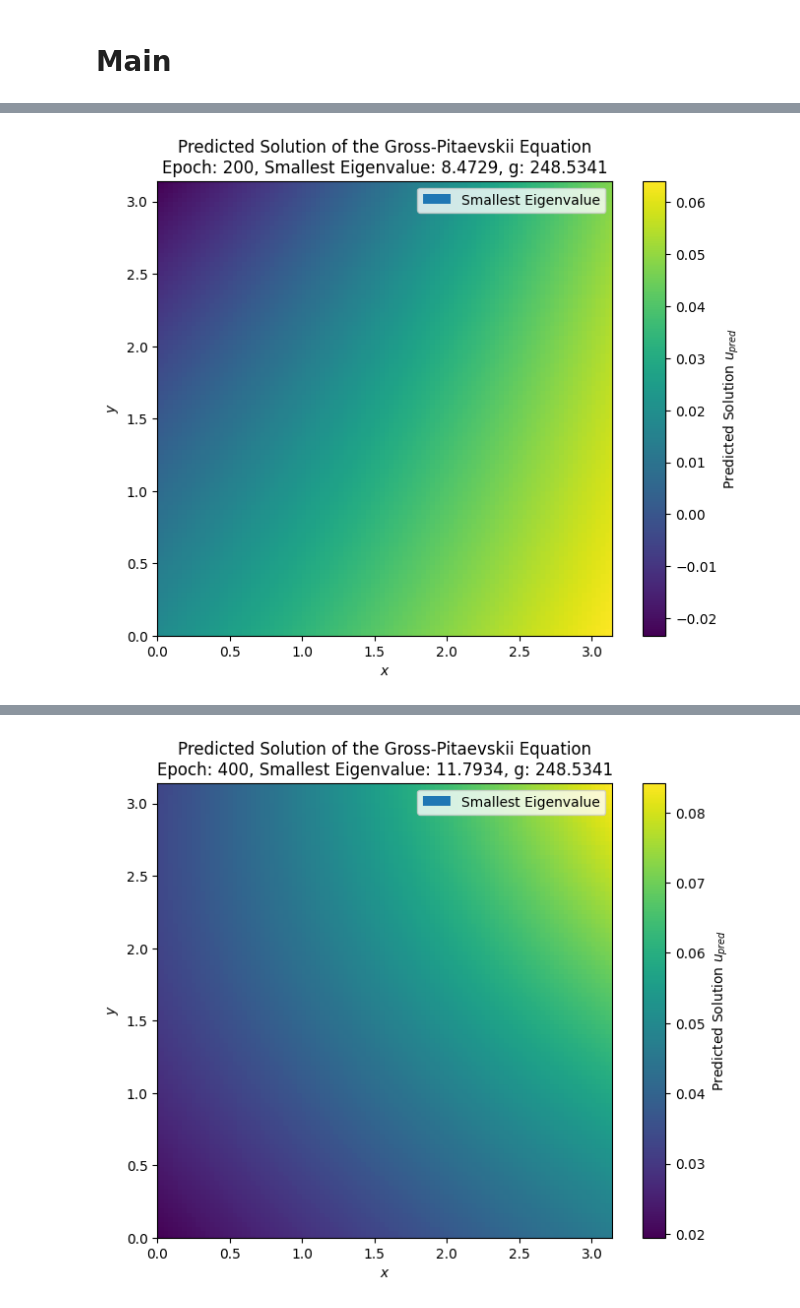
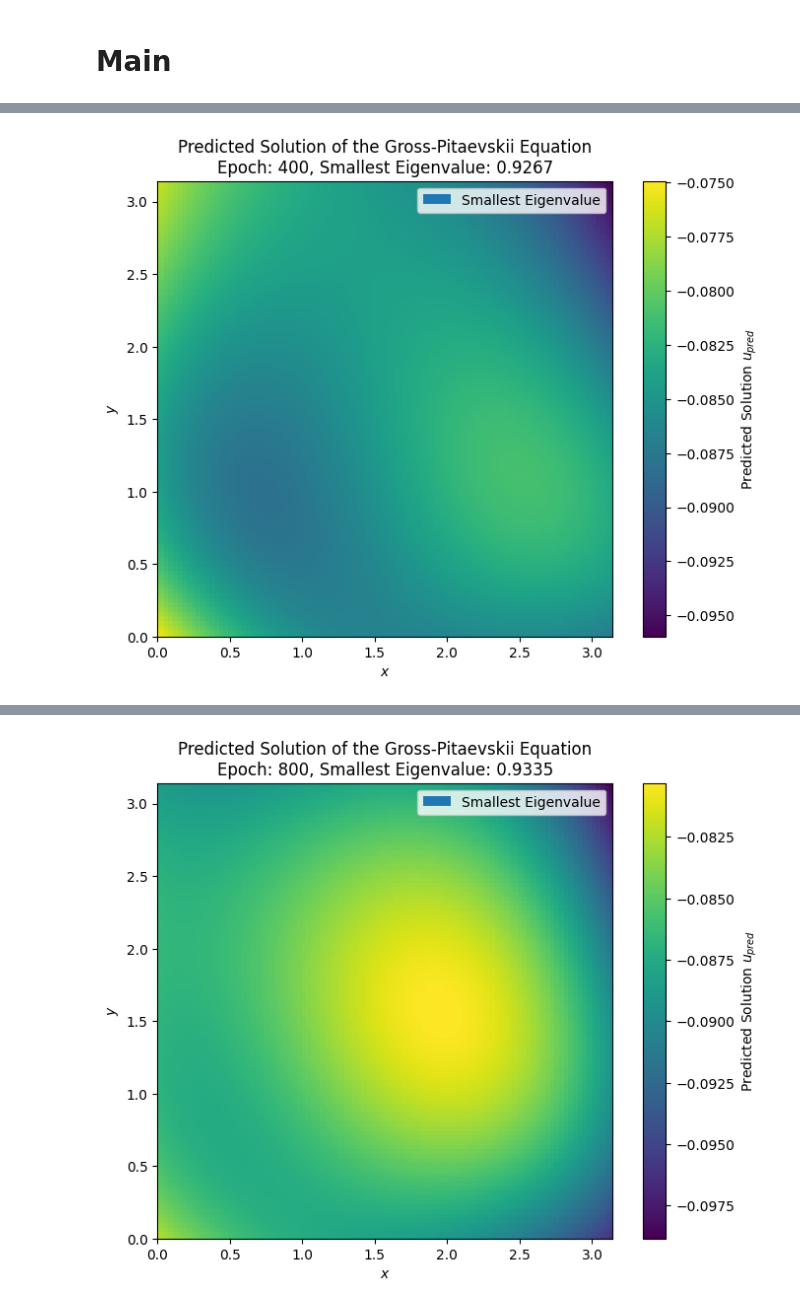
Before and after one commit to LevBahn/Gross-Pitaevskii-Eigenvalue-problem, a Jupyter notebook: Notebooks/Gross_Pitaevskii/Gross_Pitaevskii_2D_Minimal.ipynb, the cells around one changed output, grey strips where cells are left out. Drawn from its saved outputs; the diff is of its cells as text; code cells hidden in the pictures.

```diff
--- a/Notebooks/Gross_Pitaevskii/Gross_Pitaevskii_2D_Minimal.ipynb
+++ b/Notebooks/Gross_Pitaevskii/Gross_Pitaevskii_2D_Minimal.ipynb
@@ -118,7 +233,14 @@ class GrossPitaevskiiPINN(nn.Module):
 # Initialize Weights
 # %%
 def initialize_weights(m):
-    """Initialize weights for the neural network layers."""
+    """
+    Initialize the weights of the neural network layers using Xavier uniform initialization.
+
+    Parameters
+    ----------
+    m : torch.nn.Module
+        A layer of the neural network. If it is a linear layer, its weights and biases are initialized.
+    """
     if isinstance(m, nn.Linear):
         nn.init.xavier_uniform_(m.weight)
         m.bias.data.fill_(0.01)
@@ -185,6 +288,25 @@ def prepare_test_data(X, Y):
 # Train PINN
 # %%
 def train_pinn(N_u=500, N_f=10000, layers=[2, 400, 400, 400, 1], epochs=1000):
+    """
+    Train the Physics-Informed Neural Network (PINN) for the Gross-Pitaevskii equation.
+
+    Parameters
+    ----------
+    N_u : int, optional
+        Number of boundary points (default is 500).
+    N_f : int, optional
+        Number of collocation points (interior points) for the physics-based loss (default is 10,000).
+    layers : list of int, optional
+        Architecture of the neural network (default is [2, 400, 400, 400, 1]).
+    epochs : int, optional
+        Number of training epochs (default is 1000).
+
+    Returns
+    -------
+    GrossPitaevskiiPINN
+        The trained model.
+    """
     model = GrossPitaevskiiPINN(layers).to(device)  # Move model to device
     model.apply(initialize_weights)  # Apply weight initialization
     optimizer = optim.Adam(model.parameters(), lr=0.001)
@@ -208,10 +330,11 @@ def train_pinn(N_u=500, N_f=10000, layers=[2, 400, 400, 400, 1], epochs=1000):
         loss.backward()
         optimizer.step()
 
-        if epoch % 200 == 0:  # Plot every 200 epochs
-            print(f'Epoch [{epoch}/{epochs}], Loss: {loss.item():.6f}, g: {model.get_interaction_strength().item():.4f}')
+        if epoch % 400 == 0:  # Plot every 400 epochs
+            print(f'Epoch [{epoch}/{epochs}], Loss: {loss.item():.6f}')
             pde_loss, _, lambda_pde = model.pde_loss(X_f_train_tensor, model.forward(X_f_train_tensor))
-            plot_solution(model, num_grid_pts=100, center=(np.pi/2, np.pi/2), radius=np.pi/2, epoch=epoch, lambda_pde=lambda_pde.item())
+            plot_solution(model, num_grid_pts=100, center=(np.pi / 2, np.pi / 2), radius=np.pi / 2, epoch=epoch,
+                          lambda_pde=lambda_pde.item())
 
     return model
 # %% [markdown]
@@ -246,12 +387,9 @@ def plot_solution(model, num_grid_pts=100, center=(np.pi/2, np.pi/2), radius=np.
 # %%
 N_u = 500  # Number of boundary points
 N_f = 10000  # Number of collocation points
-layers = [2, 400, 400, 400, 1]  # Neural network architecture
-epochs = 1000  # Number of training epochs
+layers = [2, 100, 100, 100, 1]  # Neural network architecture
+epochs = 2001  # Number of training epochs
 
 # Train the PINN
 model = train_pinn(N_u=N_u, N_f=N_f, layers=layers, epochs=epochs)
-
-# Plot the predicted solution after training
-plot_solution(model, num_grid_pts=100, center=(np.pi / 2, np.pi / 2), radius=np.pi / 2)
 # %% [output]
@@ -261 +399 @@ Epoch [200/1000], Loss: 96.389084, g: 248.5341
-[figure, old version]
+[figure, new version]
@@ -263 +401 @@ Epoch [400/1000], Loss: 90.969543, g: 248.5341
-[figure, old version]
+[figure, new version]
```
Also changed, not shown: parts of 9 cells of this notebook, 2 other files.
